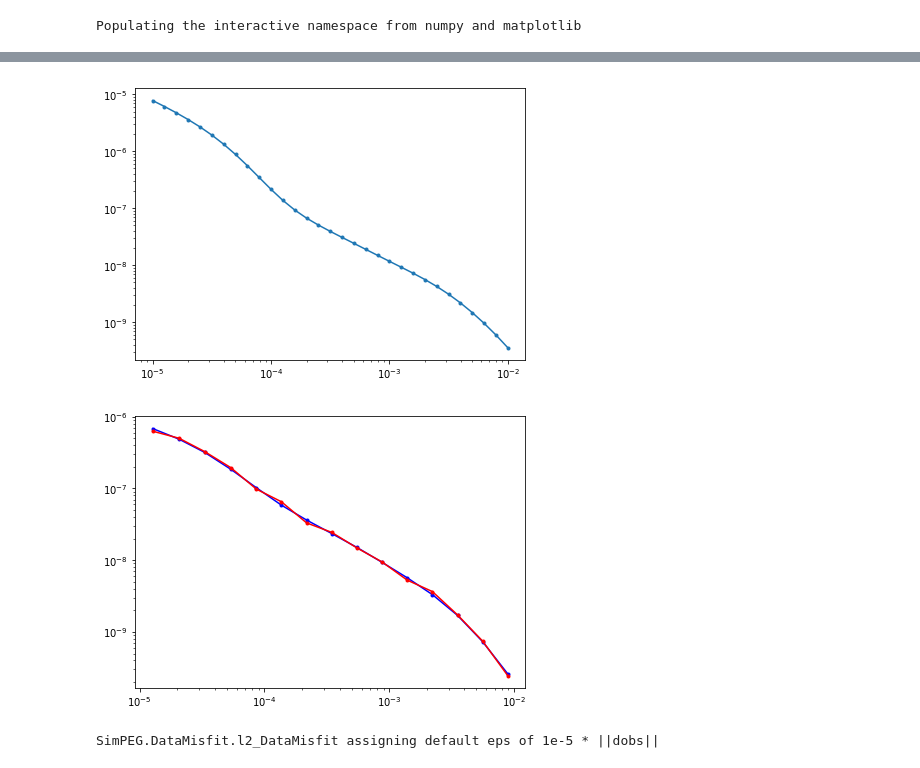
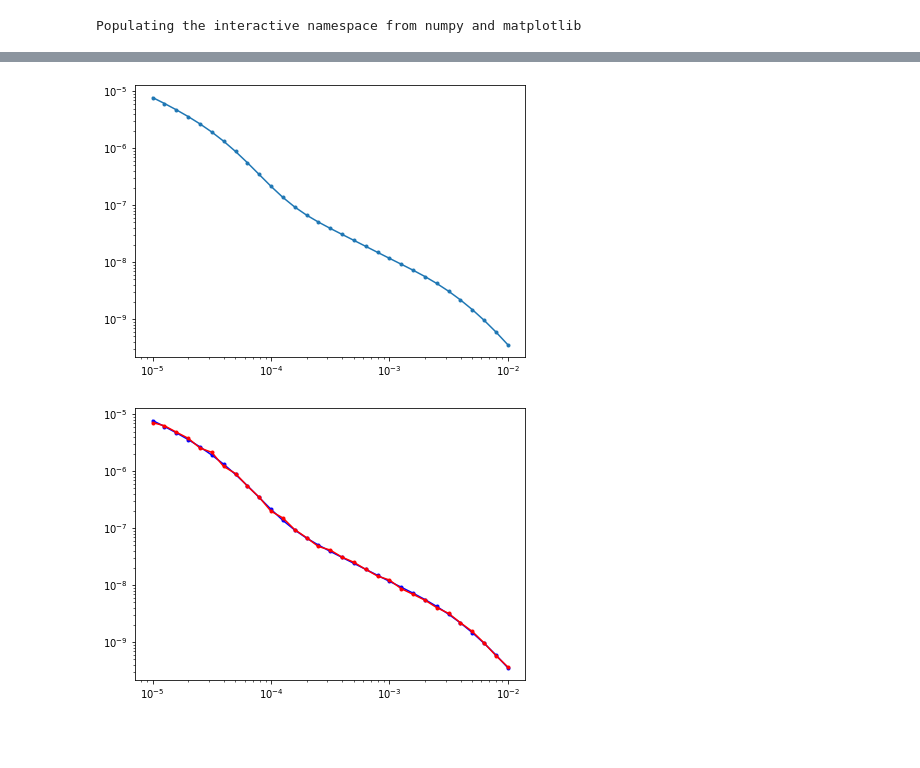
Before and after one commit to simpeg/simpegEM1D, a Jupyter notebook: notebooks/examples/EM1D_inversion_TD_layers.ipynb, the cells around one changed output, grey strips where cells are left out. Cells and saved outputs as stored; diff of their text form; code cells hidden in the pictures; blank space fills up the shorter version.

```diff
--- a/notebooks/examples/EM1D_inversion_TD_layers.ipynb
+++ b/notebooks/examples/EM1D_inversion_TD_layers.ipynb
@@ -33,5 +33,5 @@ TDsurvey = EM1DSurveyTD(
 sig_half = 1e-1
 sig_blk = sig_half * 20.
 chi_half = 0.
-expmap = Maps.ExpMap(mesh1D)
+expmap = maps.ExpMap(mesh1D)
 # %%
@@ -50,11 +50,6 @@ Utils1D.plotLayer(sig, mesh1D, showlayers=True)
 # %%
 %%time
-prob = EM1D(mesh1D, sigmaMap=expmap, verbose=False)
-if prob.ispaired:
-    prob.unpair()
-if TDsurvey.ispaired:
-    TDsurvey.unpair()
-prob.pair(TDsurvey)
-prob.chi = np.zeros(TDsurvey.n_layer)
-d_true = TDsurvey.dpred(m_true)
+sim = simulation.EM1DTMSimulation(mesh1D, survey=TDsurvey, sigmaMap=expmap, verbose=False)
+sim.chi = np.zeros(TDsurvey.n_layer)
+d_true = sim.dpred(m_true)
 # %% [output]
@@ -70,27 +64,21 @@ axes.plot(TDsurvey.time, -d_true, '.-')
 axes.set_xscale('log');
 axes.set_yscale('log');
 # %% [output]
-[figure, old version]
+[figure, new version]
 # %%
 np.random.seed(1)
-TDsurvey.dtrue = d_true
 std = 0.05
-noise = std*abs(TDsurvey.dtrue)*np.random.randn(*TDsurvey.dtrue.shape)
+noise = std*abs(d_true)*np.random.randn(len(d_true))
+d_obs = d_true + noise
 floor = 0.
 std = 0.07
-TDsurvey.dobs = TDsurvey.dtrue+noise
-uncert = abs(TDsurvey.dobs)*std+floor
+uncert = abs(d_obs)*std+floor
+dataObj = data.Data(TDsurvey, dobs=d_obs, noise_floor=uncert)
 # %%
 fig, axes = subplots(1,1, figsize = (7,5))
 axes.plot(TDsurvey.time, -d_true, 'b.-')
-axes.plot(TDsurvey.time, -TDsurvey.dobs, 'r.-')
+axes.plot(TDsurvey.time, -d_obs, 'r.-')
 axes.set_xscale('log');
 axes.set_yscale('log');
 # %% [output]
-[figure, old version]
+[figure, new version]
-# %%
-dmisfit = DataMisfit.l2_DataMisfit(TDsurvey)
-uncert = (abs(TDsurvey.dobs)*std+floor)
-dmisfit.W = 1./ uncert
-# %% [output]
-SimPEG.DataMisfit.l2_DataMisfit assigning default eps of 1e-5 * ||dobs||
```
Also changed, not shown: parts of 13 cells of this notebook, 3 other files.
